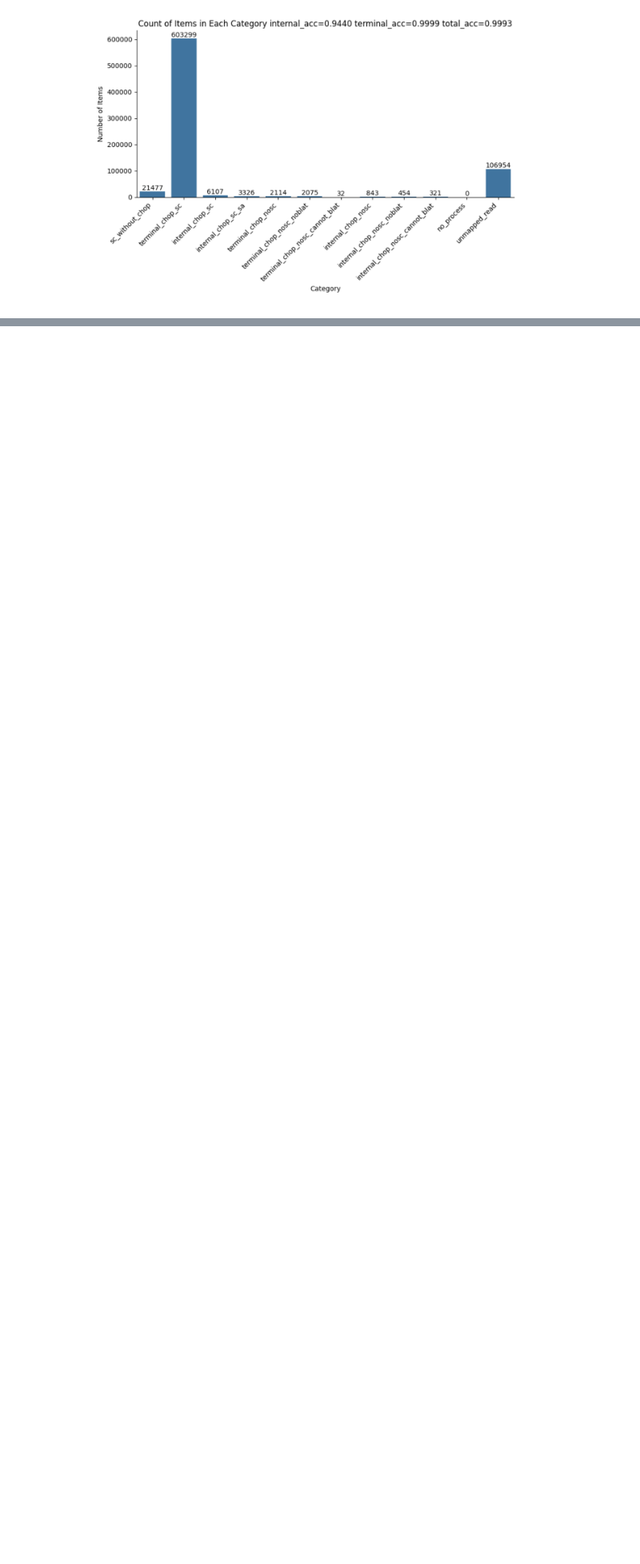
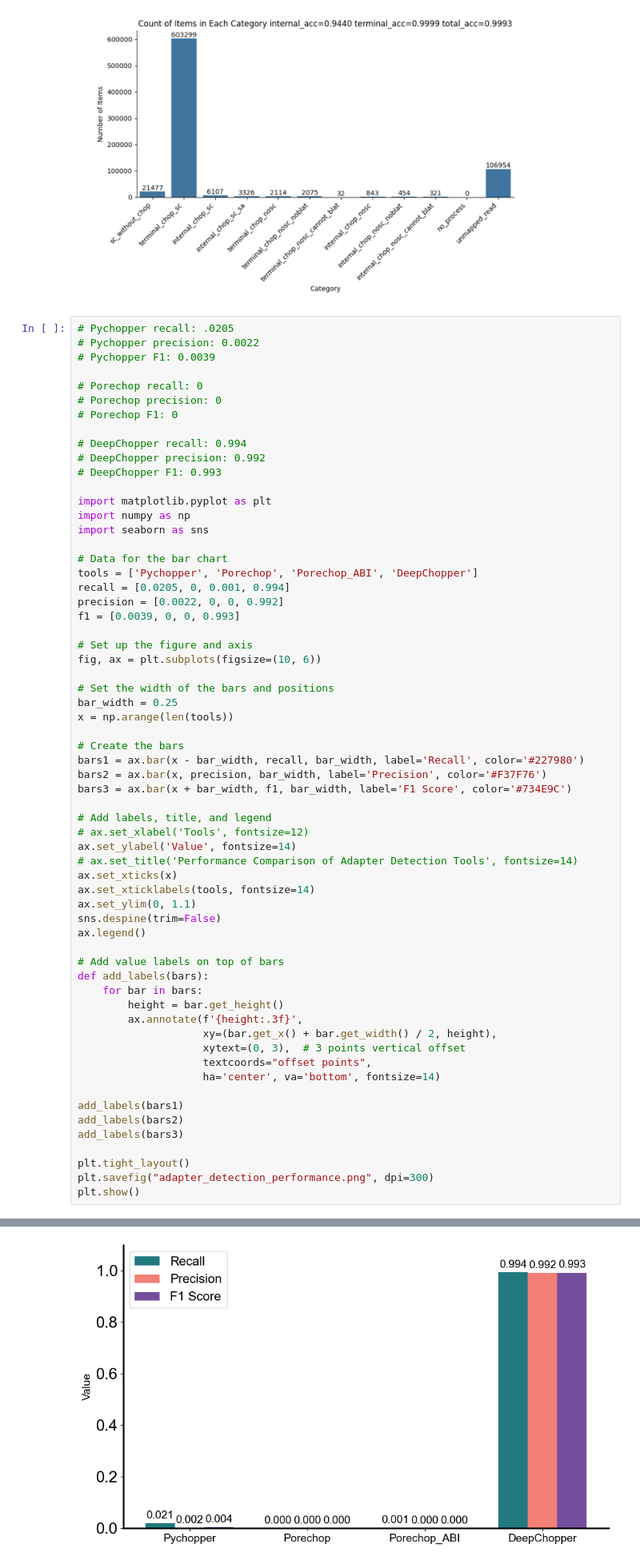
Before and after one commit to cauliyang/deepchopper-paper, a Jupyter notebook: figures/figures.ipynb, the cells around one changed output, grey strips where cells are left out. Shown at 80% size. Drawn from its saved outputs; the diff is of its cells as text; blank space fills up the shorter version.

```diff
--- a/figures/figures.ipynb
+++ b/figures/figures.ipynb
@@ -2430,3 +2591,66 @@ Out[9]:
 11                   unmapped_read  106954
 # %% [markdown]
 ![CleanShot 2024-10-05 at 21.44.01.png](attachment:cd40a171-18e5-4699-ac9e-29d980d3f786.png)
+# %%
+# Pychopper recall: .0205
+# Pychopper precision: 0.0022
+# Pychopper F1: 0.0039
+
+# Porechop recall: 0
+# Porechop precision: 0
+# Porechop F1: 0
+
+# DeepChopper recall: 0.994
+# DeepChopper precision: 0.992
+# DeepChopper F1: 0.993
+
+import matplotlib.pyplot as plt
+import numpy as np
+import seaborn as sns
+
+# Data for the bar chart
+tools = ['Pychopper', 'Porechop', 'Porechop_ABI', 'DeepChopper']
+recall = [0.0205, 0, 0.001, 0.994]
+precision = [0.0022, 0, 0, 0.992]
+f1 = [0.0039, 0, 0, 0.993]
+
+# Set up the figure and axis
+fig, ax = plt.subplots(figsize=(10, 6))
+
+# Set the width of the bars and positions
+bar_width = 0.25
+x = np.arange(len(tools))
+
+# Create the bars
+bars1 = ax.bar(x - bar_width, recall, bar_width, label='Recall', color='#227980')
+bars2 = ax.bar(x, precision, bar_width, label='Precision', color='#F37F76')
+bars3 = ax.bar(x + bar_width, f1, bar_width, label='F1 Score', color='#734E9C')
+
+# Add labels, title, and legend
+# ax.set_xlabel('Tools', fontsize=12)
+ax.set_ylabel('Value', fontsize=14)
+# ax.set_title('Performance Comparison of Adapter Detection Tools', fontsize=14)
+ax.set_xticks(x)
+ax.set_xticklabels(tools, fontsize=14)
+ax.set_ylim(0, 1.1)
+sns.despine(trim=False)
+ax.legend()
+
+# Add value labels on top of bars
+def add_labels(bars):
+    for bar in bars:
+        height = bar.get_height()
+        ax.annotate(f'{height:.3f}',
+                    xy=(bar.get_x() + bar.get_width() / 2, height),
+                    xytext=(0, 3),  # 3 points vertical offset
+                    textcoords="offset points",
+                    ha='center', va='bottom', fontsize=14)
+
+add_labels(bars1)
+add_labels(bars2)
+add_labels(bars3)
+
+plt.tight_layout()
+plt.savefig("adapter_detection_performance.png", dpi=300)
+plt.show()
+# %% [output]
@@ -2432,0 +2668 @@ Out[9]:
+[figure, added]
```
Also changed, not shown: parts of 11 cells of this notebook, 8 other files.
